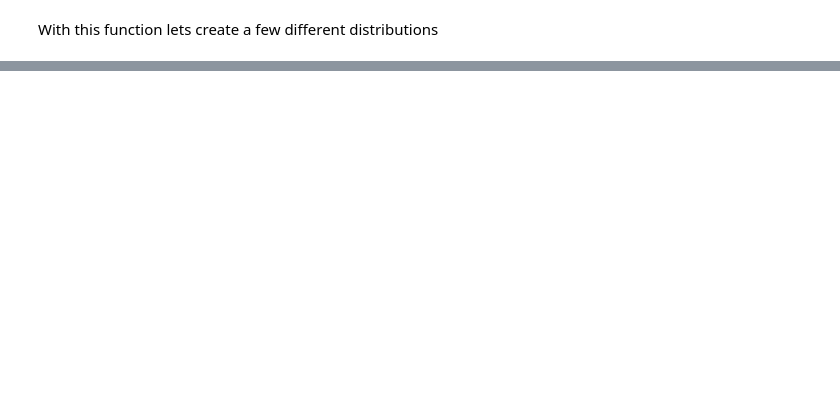
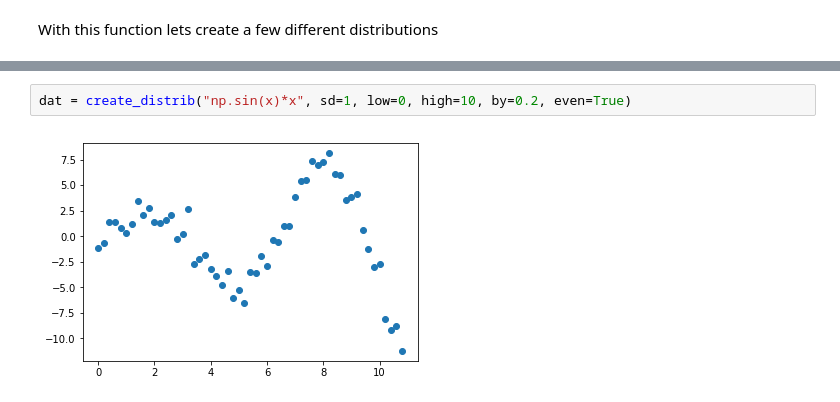
Before and after one commit to peterkabai/python, a Jupyter notebook: notebook_snippets/create_distribution.ipynb, the cells around one changed output, grey strips where cells are left out. Drawn from its saved outputs; the diff is of its cells as text; blank space fills up the shorter version.

```diff
--- a/notebook_snippets/create_distribution.ipynb
+++ b/notebook_snippets/create_distribution.ipynb
@@ -131,0 +132,4 @@ dat = create_distrib("x**3+500", sd=1000, low=-20, high=20, by=1, even=True)
+# %%
+dat = create_distrib("np.sin(x)*x", sd=1, low=0, high=10, by=0.2, even=True)
+# %% [output]
+[figure, added]
```
Also changed, not shown: parts of 5 cells of this notebook.
